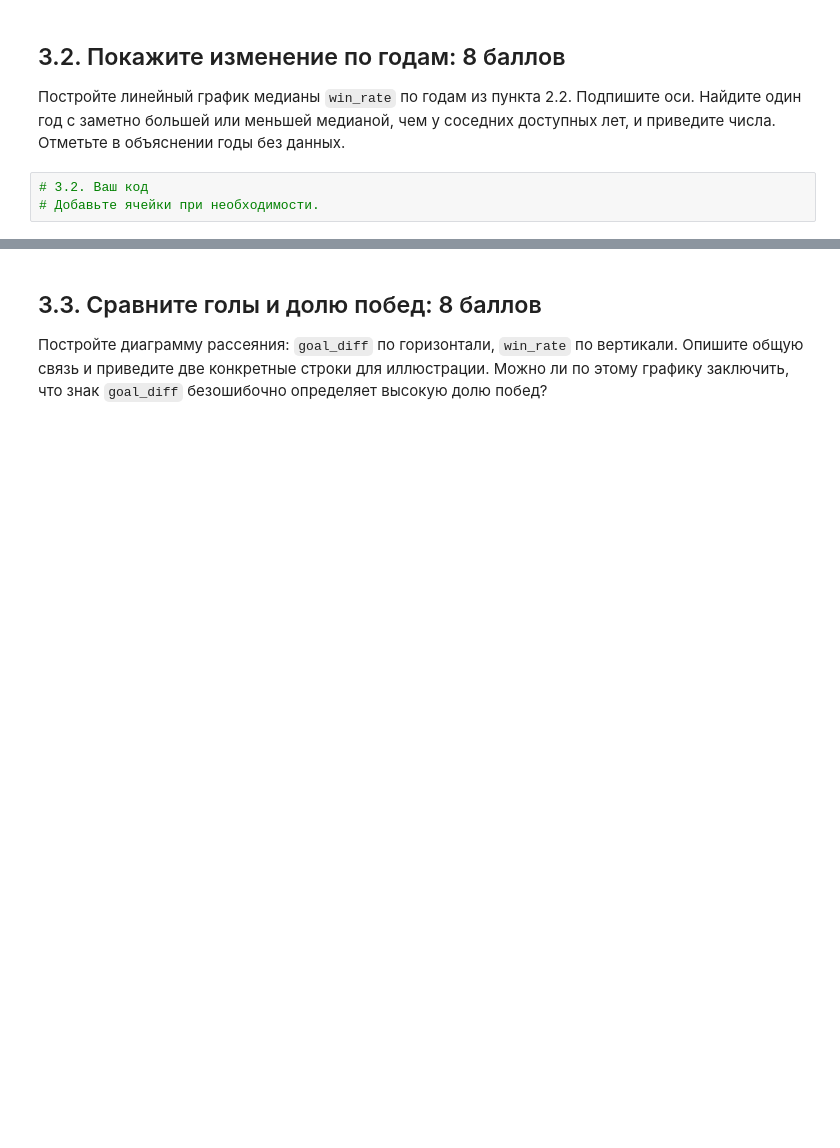
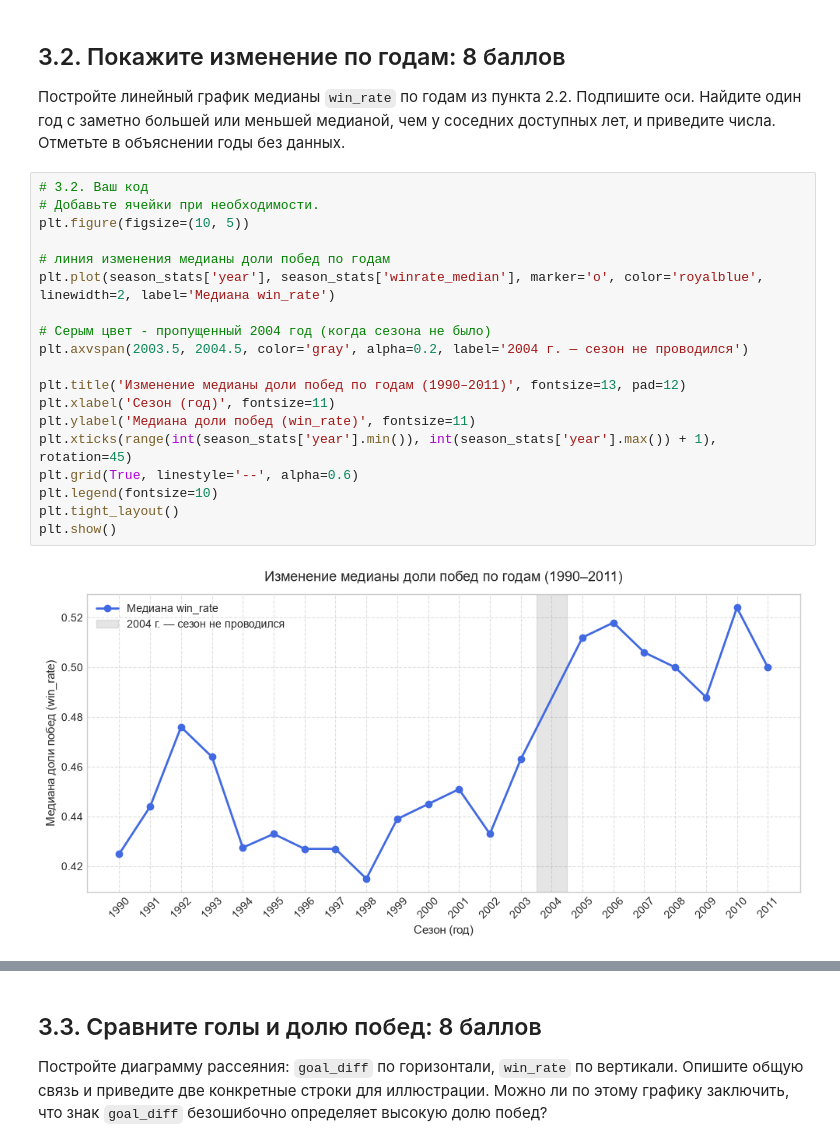
Before and after one commit to Va-win/Astra_Test, a Jupyter notebook: Отборочное_задание_1ый_курс_ИИ_FIN1.ipynb, the cells around one changed output, grey strips where cells are left out. Cells and saved outputs as stored; diff of their text form; blank space fills up the shorter version.

```diff
--- a/Отборочное_задание_1ый_курс_ИИ_FIN1.ipynb
+++ b/Отборочное_задание_1ый_курс_ИИ_FIN1.ipynb
@@ -410,6 +425,24 @@ _Ваш ответ с подтверждениями из собственной
 # %%
 # 3.2. Ваш код
 # Добавьте ячейки при необходимости.
+plt.figure(figsize=(10, 5))
+
+# линия изменения медианы доли побед по годам
+plt.plot(season_stats['year'], season_stats['winrate_median'], marker='o', color='royalblue', linewidth=2, label='Медиана win_rate')
+
+# Серым цвет - пропущенный 2004 год (когда сезона не было)
+plt.axvspan(2003.5, 2004.5, color='gray', alpha=0.2, label='2004 г. — сезон не проводился')
+
+plt.title('Изменение медианы доли побед по годам (1990–2011)', fontsize=13, pad=12)
+plt.xlabel('Сезон (год)', fontsize=11)
+plt.ylabel('Медиана доли побед (win_rate)', fontsize=11)
+plt.xticks(range(int(season_stats['year'].min()), int(season_stats['year'].max()) + 1), rotation=45)
+plt.grid(True, linestyle='--', alpha=0.6)
+plt.legend(fontsize=10)
+plt.tight_layout()
+plt.show()
+# %% [output]
+[figure, added]
 # %% [markdown]
 **Ответ 3.2:**
 
```
Also changed, not shown: parts of 15 cells of this notebook.
